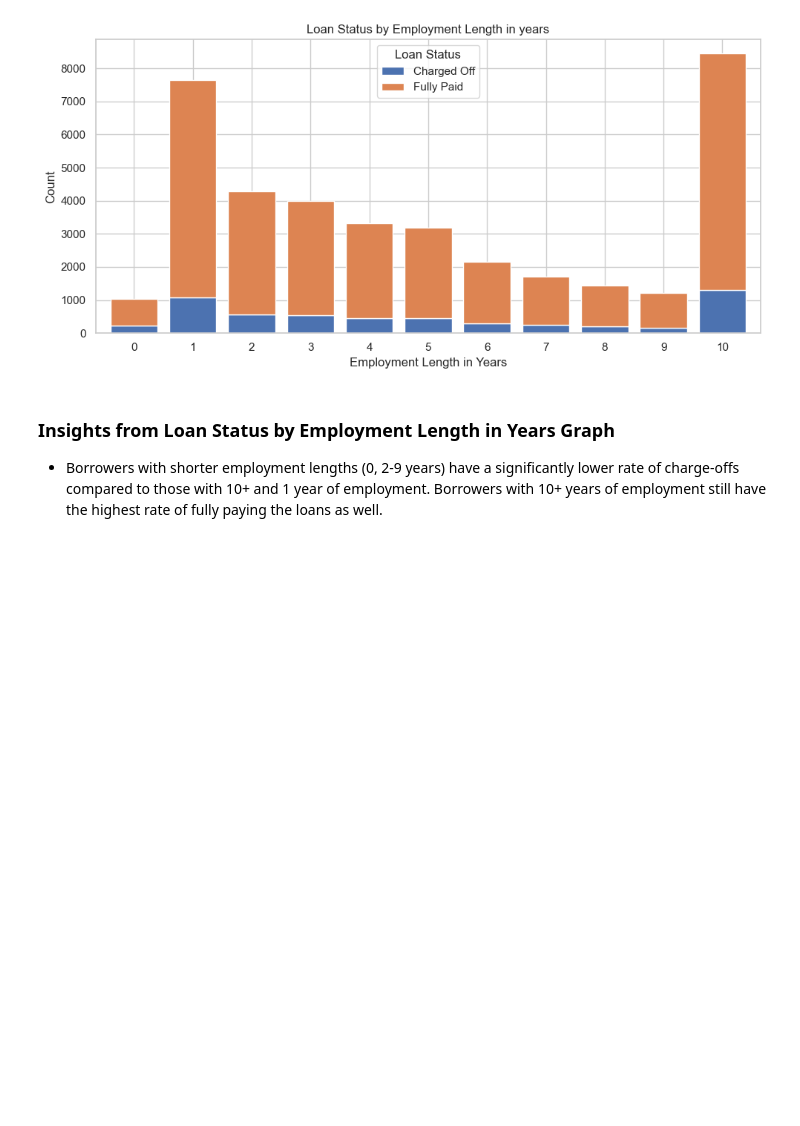
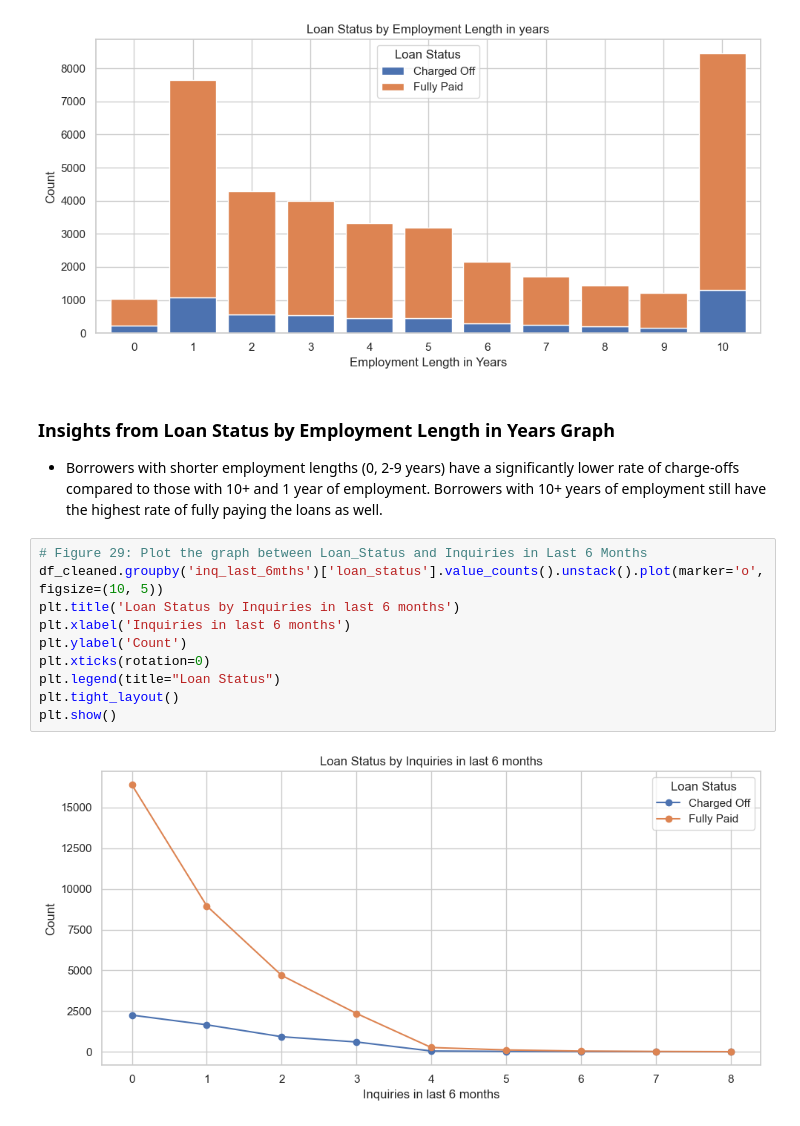
Before and after one commit to sowmilydutta/Lending_Club_Case_Study, a Jupyter notebook: Sowmily_Dutta_Case_study.ipynb, the cells around one changed output. Cells and saved outputs as stored; diff of their text form; blank space fills up the shorter version.

```diff
--- a/Sowmily_Dutta_Case_study.ipynb
+++ b/Sowmily_Dutta_Case_study.ipynb
@@ -647,3 +647,15 @@ plt.show()
 ### Insights from Loan Status by Employment Length in Years Graph
 
 - Borrowers with shorter employment lengths (0, 2-9 years) have a significantly lower rate of charge-offs compared to those with 10+ and 1 year of employment. Borrowers with 10+ years of employment still have the highest rate of fully paying the loans as well.
+# %%
+# Figure 29: Plot the graph between Loan_Status and Inquiries in Last 6 Months
+df_cleaned.groupby('inq_last_6mths')['loan_status'].value_counts().unstack().plot(marker='o', figsize=(10, 5))
+plt.title('Loan Status by Inquiries in last 6 months')
+plt.xlabel('Inquiries in last 6 months')
+plt.ylabel('Count')
+plt.xticks(rotation=0)
+plt.legend(title="Loan Status")
+plt.tight_layout()
+plt.show()
+# %% [output]
+[figure, added]
```
Also changed, not shown: parts of 18 cells of this notebook.
